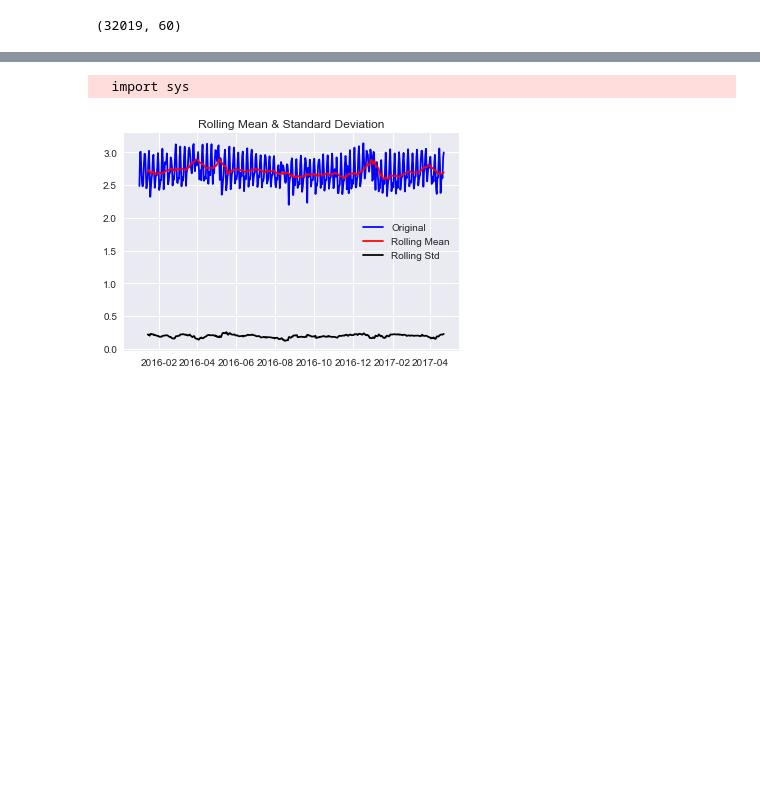
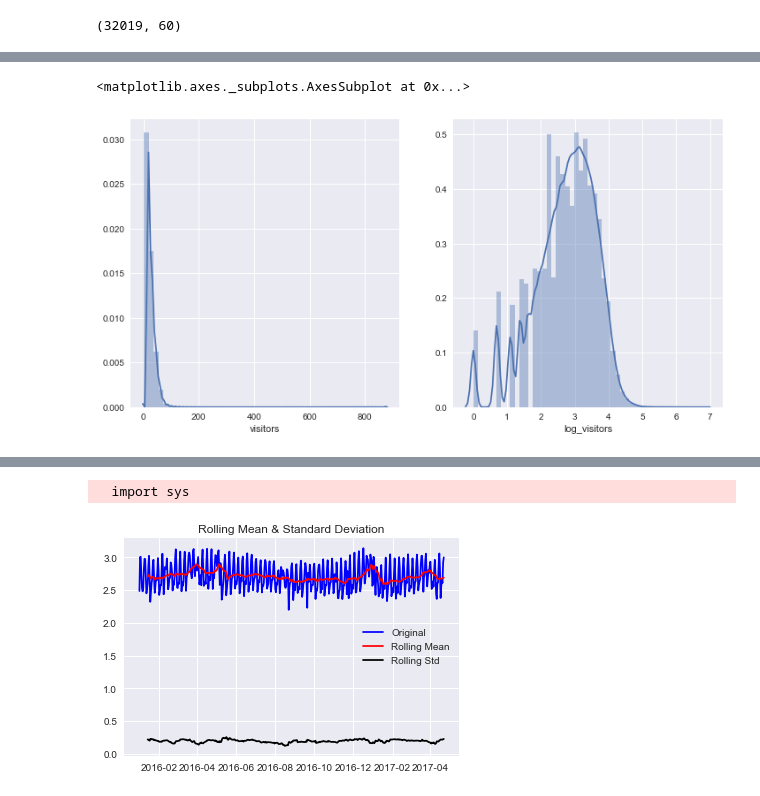
Before and after one commit to lamesen/RecruitRestaurantVisitorForecasting, a Jupyter notebook: ExploratoryDataAnalysis.ipynb, the cells around one changed output, grey strips where cells are left out. Cells and saved outputs as stored; diff of their text form; code cells hidden in the pictures; blank space fills up the shorter version.

Commit message:
Completed EDA & h2o training

```diff
--- a/ExploratoryDataAnalysis.ipynb
+++ b/ExploratoryDataAnalysis.ipynb
@@ -1,14 +1,17 @@
 # %%
 import pandas as pd
 import numpy as np
+import recruit_utils
+
+import pdvega
+from mpl_toolkits.basemap import Basemap
 import matplotlib
 import matplotlib.pyplot as plt
-import recruit_utils
+import seaborn as sns
+sns.set(color_codes=True)
+
+import statsmodels.api as sm
+from statsmodels.graphics.regressionplots import *
 from statsmodels.graphics.tsaplots import plot_acf, plot_pacf
 from statsmodels.tsa.stattools import acf, pacf, kpss
 from sklearn import cluster
-from bokeh.io import output_notebook
-from bokeh.plotting import figure, show
-from bokeh.layouts import gridplot
-from bokeh.models import Range1d
-import seaborn as sns; sns.set(color_codes=True)
@@ -53,0 +91,7 @@ test.shape
+# %%
+fig, axs = plt.subplots(ncols=2, figsize=(12, 6))
+sns.distplot(train['visitors'], ax=axs[0])
+sns.distplot(train['log_visitors'], ax=axs[1])
+# %% [output]
+<matplotlib.axes._subplots.AxesSubplot at 0x...>
+[figure, added]
```
Also changed, not shown: parts of 39 cells of this notebook, 3 other files.
